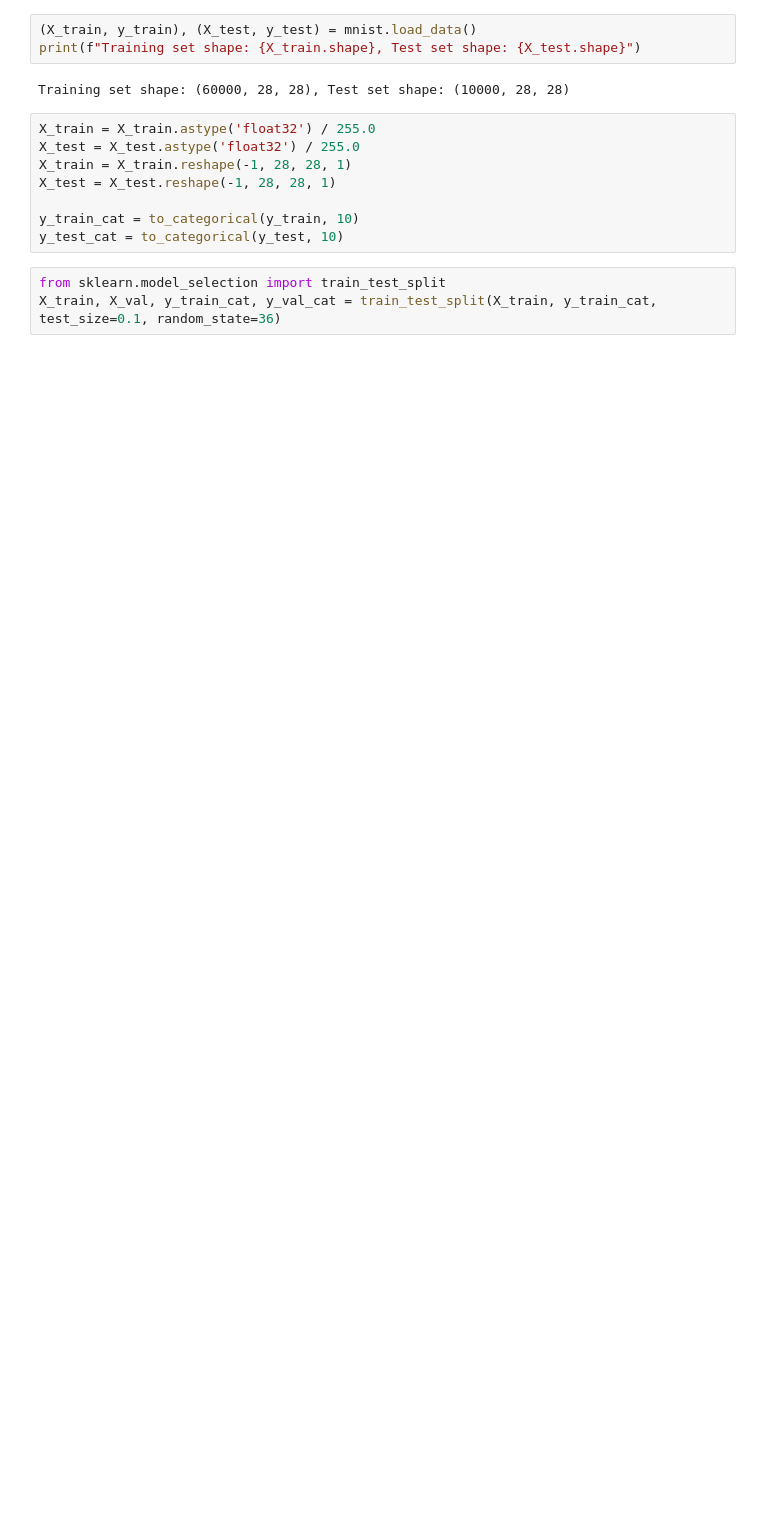
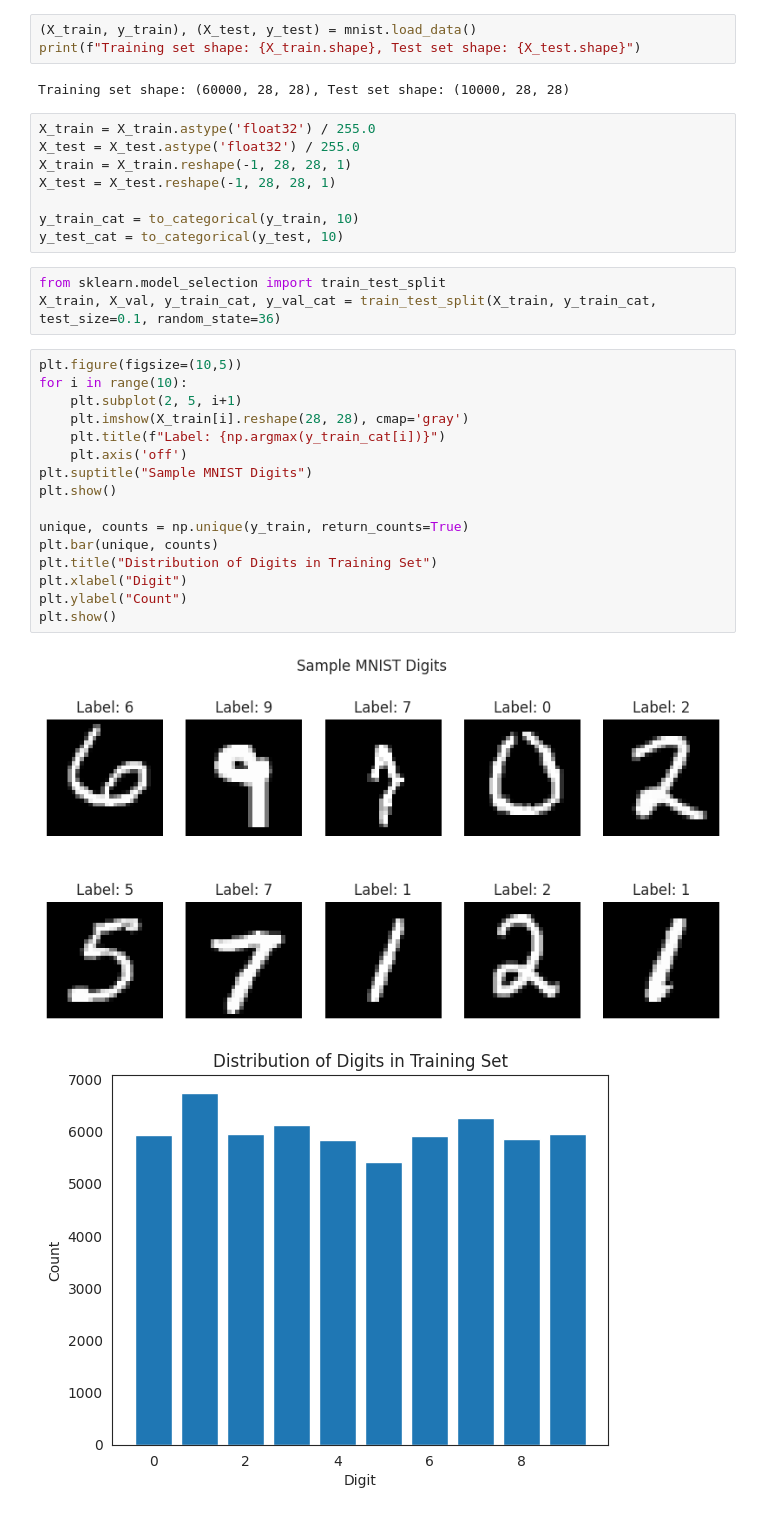
Before and after one commit to KerrMcCall/Big-Data, a Jupyter notebook: 2162940_ML_Pipeline.ipynb, the cells around one changed output. Cells and saved outputs as stored; diff of their text form; blank space fills up the shorter version.

```diff
--- a/2162940_ML_Pipeline.ipynb
+++ b/2162940_ML_Pipeline.ipynb
@@ -47,3 +37,22 @@ y_test_cat = to_categorical(y_test, 10)
 # %%
 from sklearn.model_selection import train_test_split
 X_train, X_val, y_train_cat, y_val_cat = train_test_split(X_train, y_train_cat, test_size=0.1, random_state=36)
+# %%
+plt.figure(figsize=(10,5))
+for i in range(10):
+    plt.subplot(2, 5, i+1)
+    plt.imshow(X_train[i].reshape(28, 28), cmap='gray')
+    plt.title(f"Label: {np.argmax(y_train_cat[i])}")
+    plt.axis('off')
+plt.suptitle("Sample MNIST Digits")
+plt.show()
+
+unique, counts = np.unique(y_train, return_counts=True)
+plt.bar(unique, counts)
+plt.title("Distribution of Digits in Training Set")
+plt.xlabel("Digit")
+plt.ylabel("Count")
+plt.show()
+# %% [output]
+[figure, added]
+[figure, added]
```
Also changed, not shown: parts of 3 cells of this notebook.
